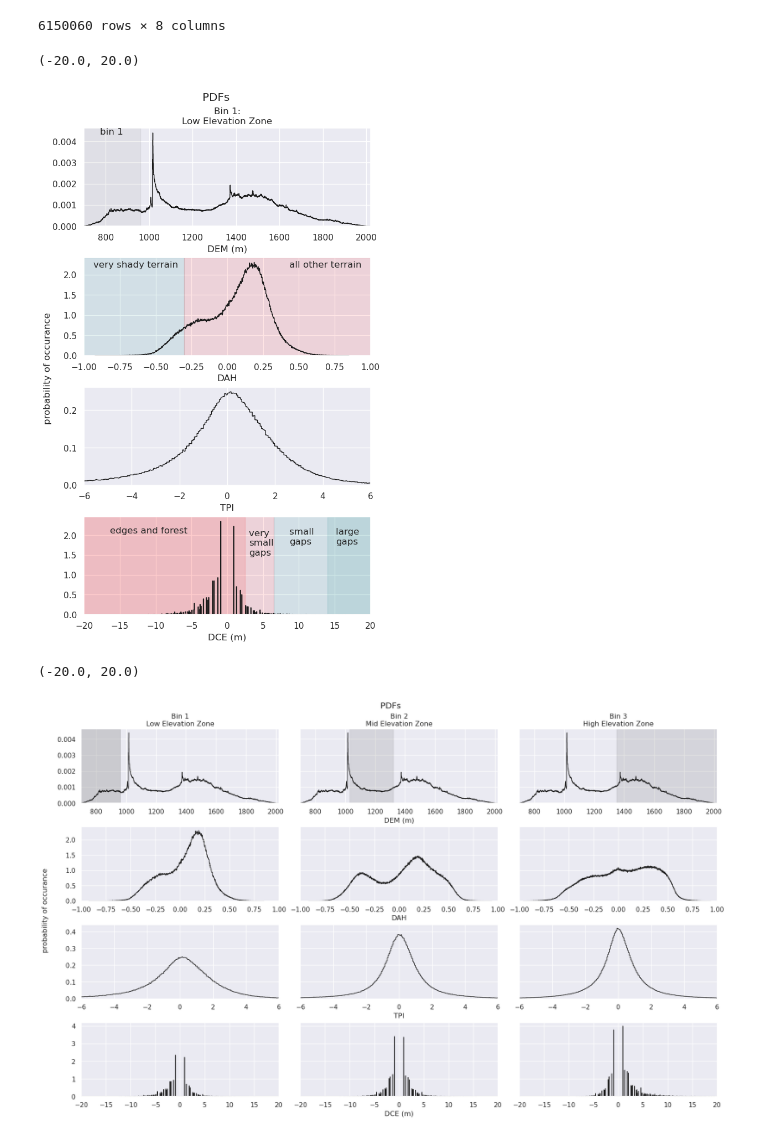
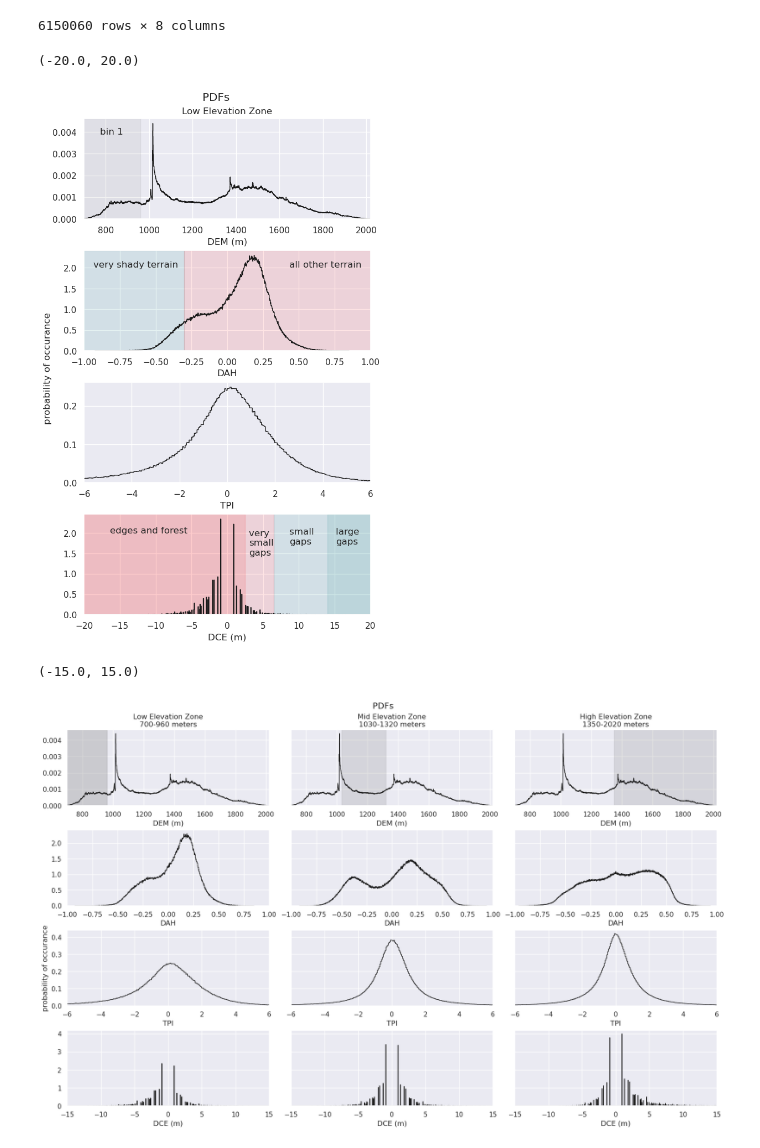
Before and after one commit to cassielumbrazo/NCALM_raster_analysis, a Jupyter notebook: random_forest/AllSites_RandomForest_6.ipynb, the cells around one changed output. Cells and saved outputs as stored; diff of their text form; code cells hidden in the pictures.

```diff
--- a/random_forest/AllSites_RandomForest_6.ipynb
+++ b/random_forest/AllSites_RandomForest_6.ipynb
@@ -43,7 +43,7 @@ from sklearn.inspection import permutation_importance
 # %% [markdown]
 ### Load the merged and subsampled data into a pkl (saved in Notebook 4 first)
 # %%
-filename = 'allsites_snowdepth_dem_dah_tpi_dce.pkl'
+filename = '/home/lumbraca/raster/data/allsites_snowdepth_dem_dah_tpi_dce.pkl'
 # pickle.dump(df, open(filename, 'wb')) # wb, writing
 
 df = pickle.load(open(filename, 'rb')) # rb, reading
@@ -709,35 +709,35 @@ axes[2].hist((all_bin1.tpi)/100, bins='sqrt', density=True, edgecolor='k', histt
 axes[3].hist(all_bin1.dce, bins='sqrt', density=True, edgecolor='k', histtype='step')
 
 # bin 1 numbers for random forest results
 axes[3].axvspan(-20, 2.5, alpha=.1, color=color_less)
 axes[3].axvspan(-20, 6.5, alpha=.1, color=color_less)
 
 axes[3].axvspan(6.5, 20, alpha=.1, color=color_more)
 axes[3].axvspan(14, 20, alpha=.1, color=color_more)
 
 fig.text(0.18, 0.2, 'edges and forest')
 fig.text(0.598, 0.16, 'very \nsmall\ngaps')
 fig.text(0.72, 0.18, 'small \ngaps')
 fig.text(0.86, 0.18, 'large \ngaps')
 
 
 # labels
-axes[0].set_title('Bin 1\nLow Elevation Zone')
+axes[0].set_title('Low Elevation Zone')
 axes[0].set_xlabel('DEM (m)')
 axes[1].set_xlabel('DAH')
 axes[2].set_xlabel('TPI')
 axes[3].set_xlabel('DCE (m)')
 
 fig.text(-0.02, 0.4, 'probability of occurance', rotation=90)
 
 # set limits
 axes[0].set_xlim([700, 2020])
 axes[1].set_xlim([-1, 1])
 axes[2].set_xlim([-6, 6])
 axes[3].set_xlim([-20, 20])
 # %% [output]
 (-20.0, 20.0)
-[figure, old version]
+[figure, new version]
 # %%
 # PDFs of all variables
 fig, axes = plt.subplots(4,3, figsize=(16,10), constrained_layout = True, sharex='row', sharey='row')
@@ -791,25 +791,26 @@ axes[3,2].hist(all_bin3.dce, bins='sqrt', density=True, edgecolor='k', histtype=
 
 
 # labels
-axes[0,0].set_title('Bin 1\nLow Elevation Zone')
-axes[0,1].set_title('Bin 2\nMid Elevation Zone')
-axes[0,2].set_title('Bin 3\nHigh Elevation Zone')
+axes[0,0].set_title('Low Elevation Zone\n700-960 meters')
+axes[0,1].set_title('Mid Elevation Zone\n1030-1320 meters')
+axes[0,2].set_title('High Elevation Zone\n1350-2020 meters')
 
-axes[0,1].set_xlabel('DEM (m)')
-axes[1,1].set_xlabel('DAH')
-axes[2,1].set_xlabel('TPI')
-axes[3,1].set_xlabel('DCE (m)')
+axes[0,1].set_xlabel('DEM (m)'); axes[0,0].set_xlabel('DEM (m)'); axes[0,2].set_xlabel('DEM (m)')
+axes[1,1].set_xlabel('DAH');     axes[1,0].set_xlabel('DAH');     axes[1,2].set_xlabel('DAH')
+axes[2,1].set_xlabel('TPI');     axes[2,0].set_xlabel('TPI');     axes[2,2].set_xlabel('TPI')
+axes[3,1].set_xlabel('DCE (m)'); axes[3,0].set_xlabel('DCE (m)'); axes[3,2].set_xlabel('DCE (m)')
 
-fig.text(-0.02, 0.4, 'probability of occurance', rotation=90)
+# fig.text(-0.01, 0.3, 'probability of occurance', rotation=90)
+axes[2,0].set_ylabel('probability of occurance')
 
 # set limits
 axes[0,0].set_xlim([700, 2020])
 axes[1,0].set_xlim([-1, 1])
 axes[2,0].set_xlim([-6, 6])
-axes[3,0].set_xlim([-20, 20])
+axes[3,0].set_xlim([-15, 15])
 # %% [output]
-(-20.0, 20.0)
+(-15.0, 15.0)
-[figure, old version]
+[figure, new version]
 # %%
 # PDFs of all variables
 fig, axes = plt.subplots(4,3, figsize=(15,10), constrained_layout = True, sharex='row', sharey='row')
```
Also changed, not shown: parts of 1 cell of this notebook, 3 other files.
